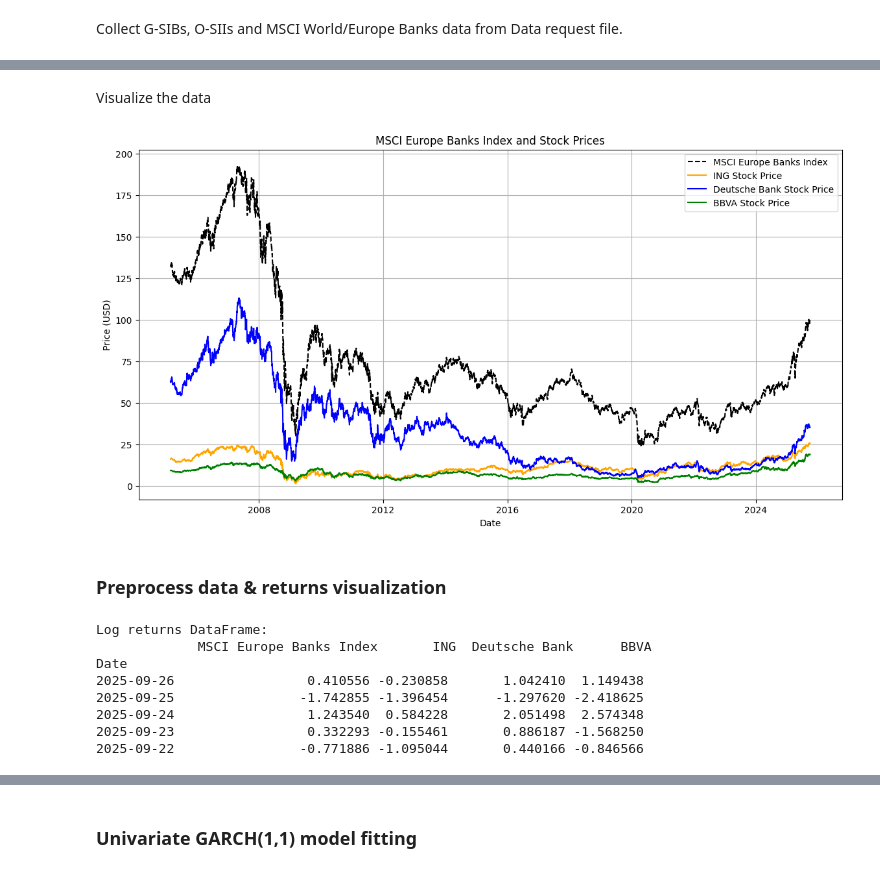
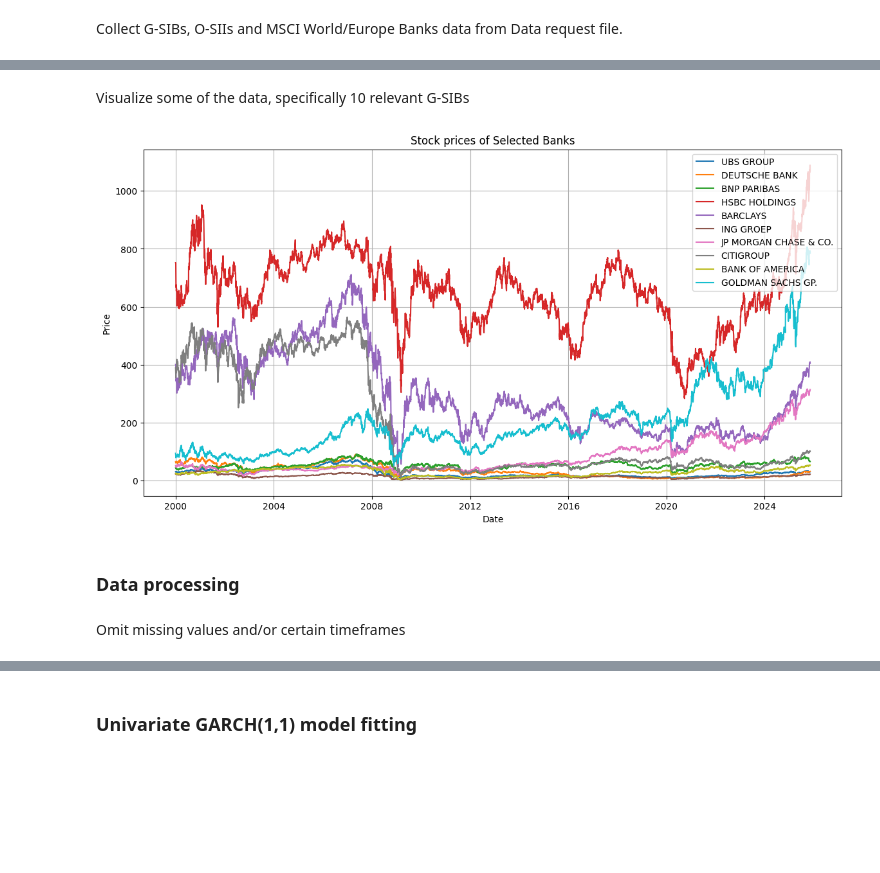
Before and after one commit to thijsmdejong/Geopolitical-SRISK---MSc-Thesis, a Jupyter notebook: Bank data GARCH-DCC.ipynb, the cells around one changed output, grey strips where cells are left out. Saved outputs shown, nothing was run; the diff lists cells and outputs as text; code cells hidden in the pictures; blank space fills up the shorter version.

```diff
--- a/Bank data GARCH-DCC.ipynb
+++ b/Bank data GARCH-DCC.ipynb
@@ -131,51 +120,20 @@ Date
 # %% [markdown]
-Visualize the data
+Visualize some of the data, specifically 10 relevant G-SIBs
-# %%
-# Make sure all data are aligned by date
-df = df.reindex(ing_prices.index).dropna()
-ing_prices = ing_prices.reindex(df.index).dropna()
-db_prices = db_prices.reindex(df.index).dropna()
-bbva_prices = bbva_prices.reindex(df.index).dropna()
-
-# Visualize the stock prices and market index
-plt.figure(figsize=(14, 7))
-plt.plot(df.index, df['MSCI Europe Banks Index'], label='MSCI Europe Banks Index', color='black', linestyle='--')
-plt.plot(ing_prices.index, ing_prices.values, label='ING Stock Price', color='orange')
-plt.plot(db_prices.index, db_prices.values, label='Deutsche Bank Stock Price', color='blue')
-plt.plot(bbva_prices.index, bbva_prices.values, label='BBVA Stock Price', color='green')
-plt.title('MSCI Europe Banks Index and Stock Prices')
-plt.xlabel('Date')
-plt.ylabel('Price (USD)')
-plt.legend()
-plt.grid()
-plt.show()
-# %% [output]
-[figure, removed]
-# %% [markdown]
-### Preprocess data & returns visualization
-# %%
-# Calculate percentage log returns
-msci_returns = 100 * np.log(df['MSCI Europe Banks Index'] / df['MSCI Europe Banks Index'].shift(1)).dropna()
-ing_returns = 100 * np.log(ing_prices / ing_prices.shift(1)).dropna()
-db_returns = 100 * np.log(db_prices / db_prices.shift(1)).dropna()
-bbva_returns = 100 * np.log(bbva_prices / bbva_prices.shift(1)).dropna()
-
-# Combine log returns into a single DataFrame
-returns_df = pd.DataFrame({
-    'MSCI Europe Banks Index': msci_returns,
-    'ING': ing_returns,
-    'Deutsche Bank': db_returns,
-    'BBVA': bbva_returns,
-}).dropna()
-
-# Display the first few rows of the returns DataFrame
-print("Log returns DataFrame:\n", returns_df.head())
-# %% [output]
-Log returns DataFrame:
-             MSCI Europe Banks Index       ING  Deutsche Bank      BBVA
-Date
-2025-09-26                 0.410556 -0.230858       1.042410  1.149438
-2025-09-25                -1.742855 -1.396454      -1.297620 -2.418625
-2025-09-24                 1.243540  0.584228       2.051498  2.574348
-2025-09-23                 0.332293 -0.155461       0.886187 -1.568250
-2025-09-22                -0.771886 -1.095044       0.440166 -0.846566
+# %%
+# Plot the banks in the specified columns
+columns_to_plot = [2, 8, 10, 13, 14, 19, 20, 21, 22, 23]  # 0-based indexing
+plt.figure(figsize=(14, 7))
+for col in columns_to_plot:
+    plt.plot(GSIBs_prices.index, GSIBs_prices.iloc[:, col], label=GSIBs_prices.columns[col])
+plt.title('Stock prices of Selected Banks')
+plt.xlabel('Date')
+plt.ylabel('Price')
+plt.legend()
+plt.grid()
+plt.show()
+# %% [output]
+[figure, added]
+# %% [markdown]
+### Data processing
+# %% [markdown]
+Omit missing values and/or certain timeframes
```
Also changed, not shown: parts of 28 cells of this notebook.
